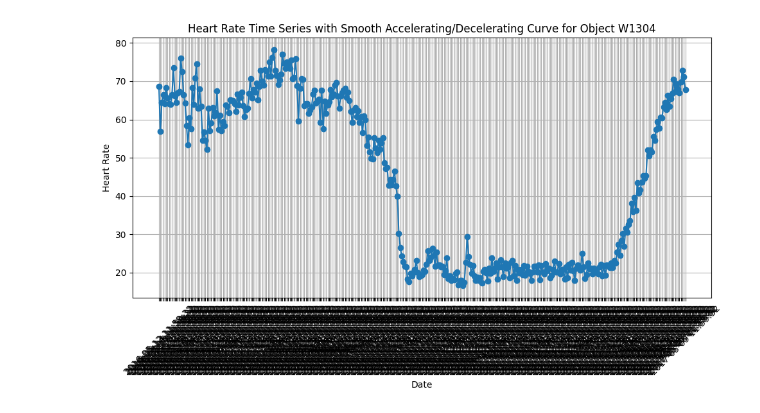
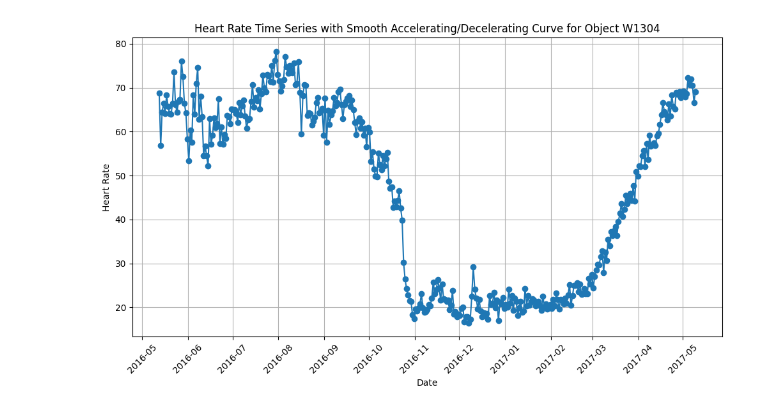
Before and after one commit to fthdrmzzz/anomaly-case, a Jupyter notebook: preprocessing/data_gen.ipynb, the cells around one changed output. Cells and saved outputs as stored; diff of their text form; code cells hidden in the pictures.

```diff
--- a/preprocessing/data_gen.ipynb
+++ b/preprocessing/data_gen.ipynb
@@ -1,17 +1,23 @@
 # %%
 import pandas as pd
 from matplotlib import pyplot as plt
-df_read = pd.read_csv('df_filtered_extended_final.csv')
+import matplotlib.dates as mdates
 
-df_read
+df = pd.read_csv('df_filtered_extended_final.csv')
+df['GMT_date'] = pd.to_datetime(df['GMT_date'])
+
 plt.figure(figsize=(10, 6))
-plt.plot(df_read['GMT_date'], df_read['HeartRate'], marker='o', linestyle='-')
+plt.plot(df['GMT_date'], df['HeartRate'], marker='o', linestyle='-')
+
+plt.gca().xaxis.set_major_locator(mdates.MonthLocator())
+plt.gca().xaxis.set_major_formatter(mdates.DateFormatter('%Y-%m'))
+
 plt.xlabel('Date')
 plt.ylabel('Heart Rate')
 plt.title('Heart Rate Time Series with Smooth Accelerating/Decelerating Curve for Object W1304')
 plt.xticks(rotation=45)
 plt.grid(True)
 plt.tight_layout()
 plt.show()
 # %% [output]
-[figure, old version]
+[figure, new version]
```
Also changed, not shown: parts of 8 cells of this notebook, 13 other files.
